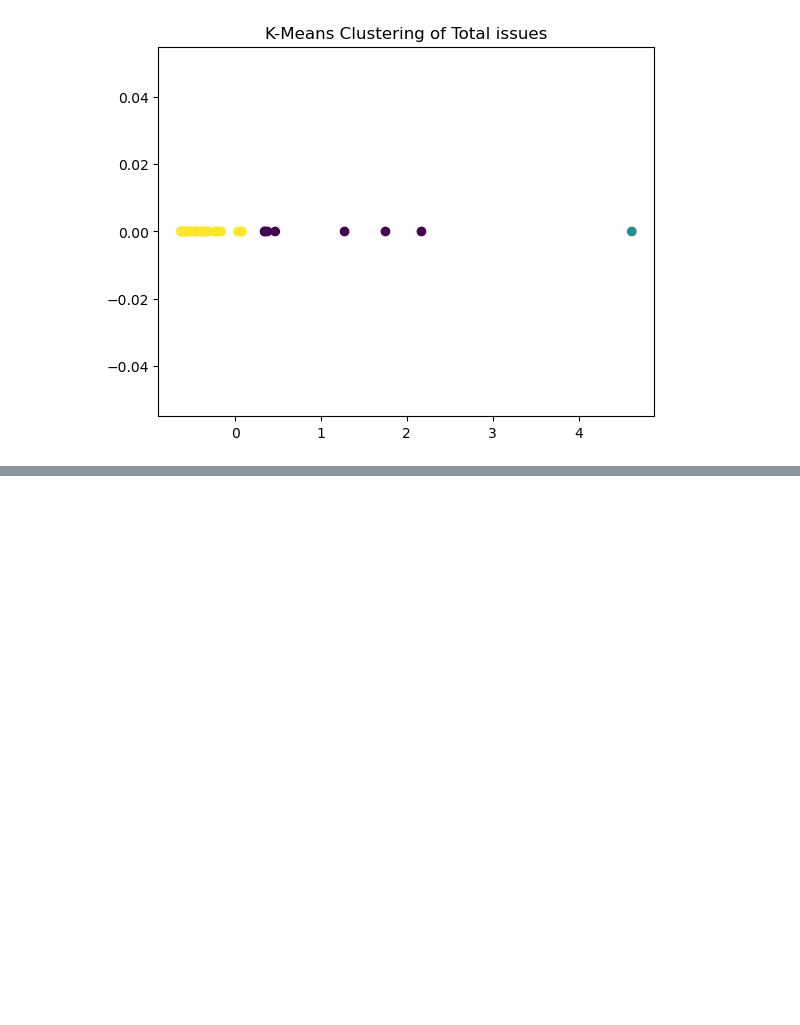
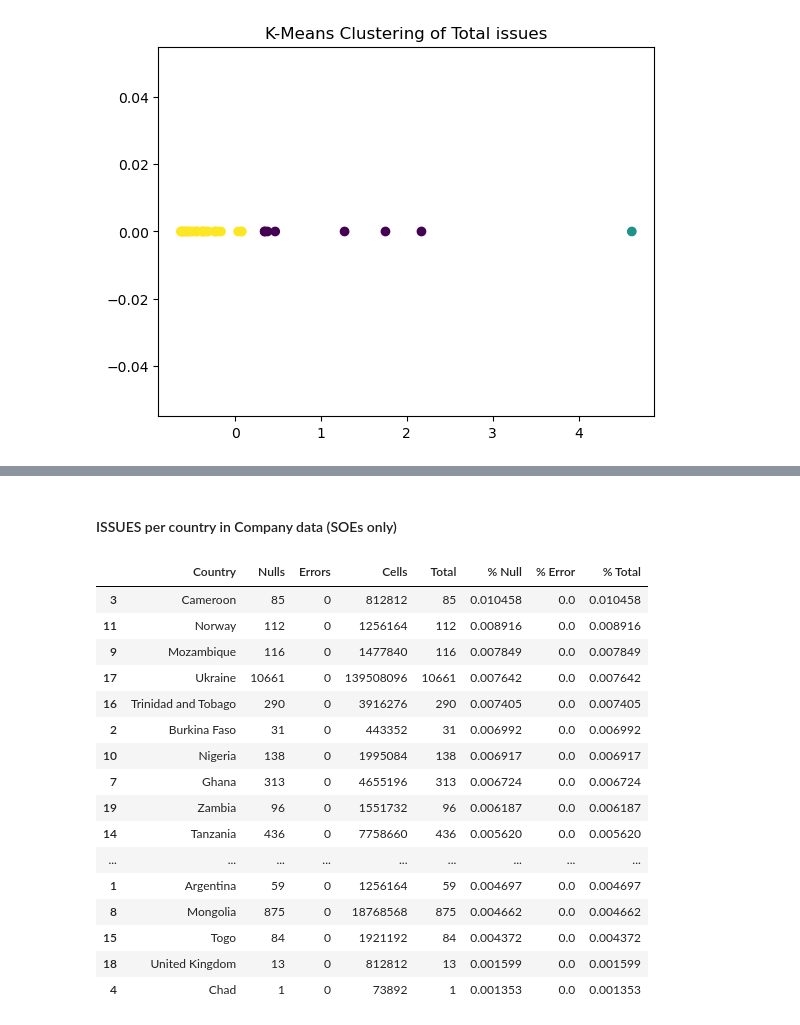
Before and after one commit to civicliteracies/EITI_SDT_data_verification_and_validation, a Jupyter notebook: 01 - Completeness and correctness.ipynb, the cells around one changed output, grey strips where cells are left out. Cells and saved outputs as stored; diff of their text form; code cells hidden in the pictures; blank space fills up the shorter version.

```diff
--- a/01 - Completeness and correctness.ipynb
+++ b/01 - Completeness and correctness.ipynb
@@ -927,0 +1029,3 @@ plt.show()
+# %%
+df_part_5_soe = pd.merge(df_part_5, df_part_3a_soe, left_on=['Company', 'Country', 'Year'], right_on=['Full company name', 'Country', 'Year'], how='inner')
+print(f"{df_part_5_soe.size}/{df_part_5.size} rows ({100*df_part_5_soe.size/df_part_5.size:.2f}%) are from companies that are reported as SOEs based on the Reporting companies' list")
@@ -927,0 +1063,28 @@ plt.show()
+# %% [markdown]
+#### ISSUES per country in Company data (SOEs only)
+# %%
+issues_per_country_5_soe = count_issues(df_part_5_soe, "Country").sort_values(by="Total", ascending=False)
+
+issues_per_country_5_soe["% Null"] = (issues_per_country_5_soe['Nulls'] / issues_per_country_5_soe['Cells']) * 100
+issues_per_country_5_soe["% Error"] = (issues_per_country_5_soe['Errors'] / issues_per_country_5_soe['Cells']) * 100
+issues_per_country_5_soe["% Total"] = (issues_per_country_5_soe['Total'] / issues_per_country_5_soe['Cells']) * 100
+
+issues_per_country_5_soe.sort_values(by="% Total", ascending=False)
+# %% [output]
+|  | Country | Nulls | Errors | Cells | Total | % Null | % Error | % Total |
+| 3 | Cameroon | 85 | 0 | 812812 | 85 | 0.010458 | 0.0 | 0.010458 |
+| 11 | Norway | 112 | 0 | 1256164 | 112 | 0.008916 | 0.0 | 0.008916 |
+| 9 | Mozambique | 116 | 0 | 1477840 | 116 | 0.007849 | 0.0 | 0.007849 |
+| 17 | Ukraine | 10661 | 0 | 139508096 | 10661 | 0.007642 | 0.0 | 0.007642 |
+| 16 | Trinidad and Tobago | 290 | 0 | 3916276 | 290 | 0.007405 | 0.0 | 0.007405 |
+| 2 | Burkina Faso | 31 | 0 | 443352 | 31 | 0.006992 | 0.0 | 0.006992 |
+| 10 | Nigeria | 138 | 0 | 1995084 | 138 | 0.006917 | 0.0 | 0.006917 |
+| 7 | Ghana | 313 | 0 | 4655196 | 313 | 0.006724 | 0.0 | 0.006724 |
+| 19 | Zambia | 96 | 0 | 1551732 | 96 | 0.006187 | 0.0 | 0.006187 |
+| 14 | Tanzania | 436 | 0 | 7758660 | 436 | 0.005620 | 0.0 | 0.005620 |
+| ... | ... | ... | ... | ... | ... | ... | ... | ... |
+| 1 | Argentina | 59 | 0 | 1256164 | 59 | 0.004697 | 0.0 | 0.004697 |
+| 8 | Mongolia | 875 | 0 | 18768568 | 875 | 0.004662 | 0.0 | 0.004662 |
+| 15 | Togo | 84 | 0 | 1921192 | 84 | 0.004372 | 0.0 | 0.004372 |
+| 18 | United Kingdom | 13 | 0 | 812812 | 13 | 0.001599 | 0.0 | 0.001599 |
+| 4 | Chad | 1 | 0 | 73892 | 1 | 0.001353 | 0.0 | 0.001353 |
```
Also changed, not shown: parts of 16 cells of this notebook.
